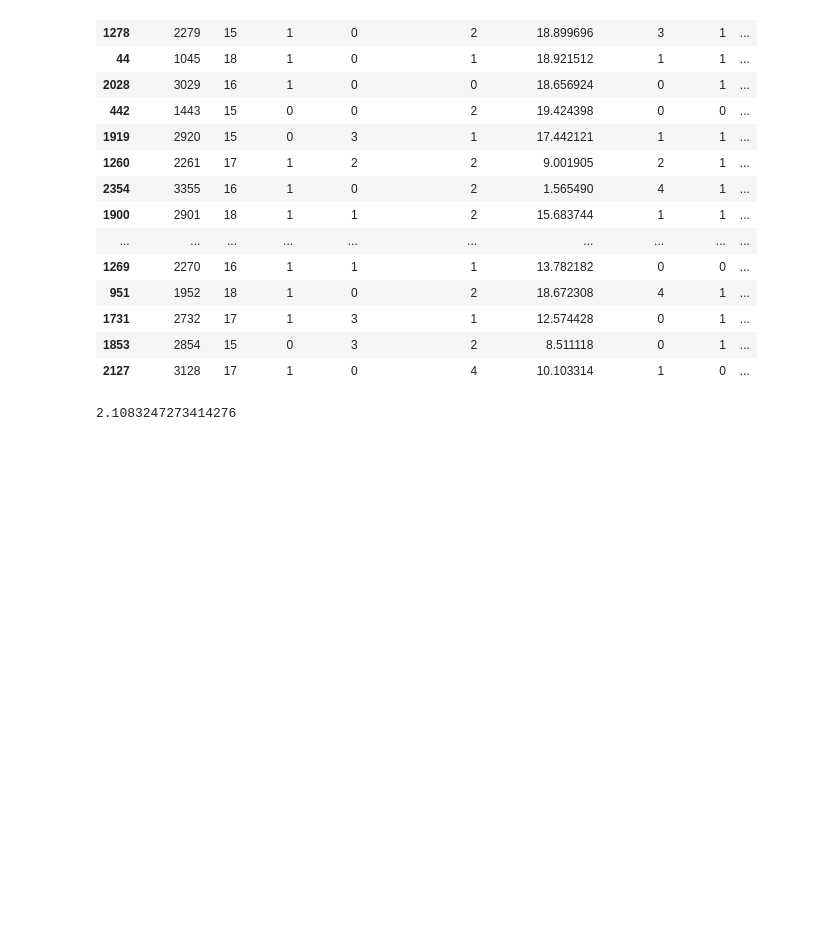
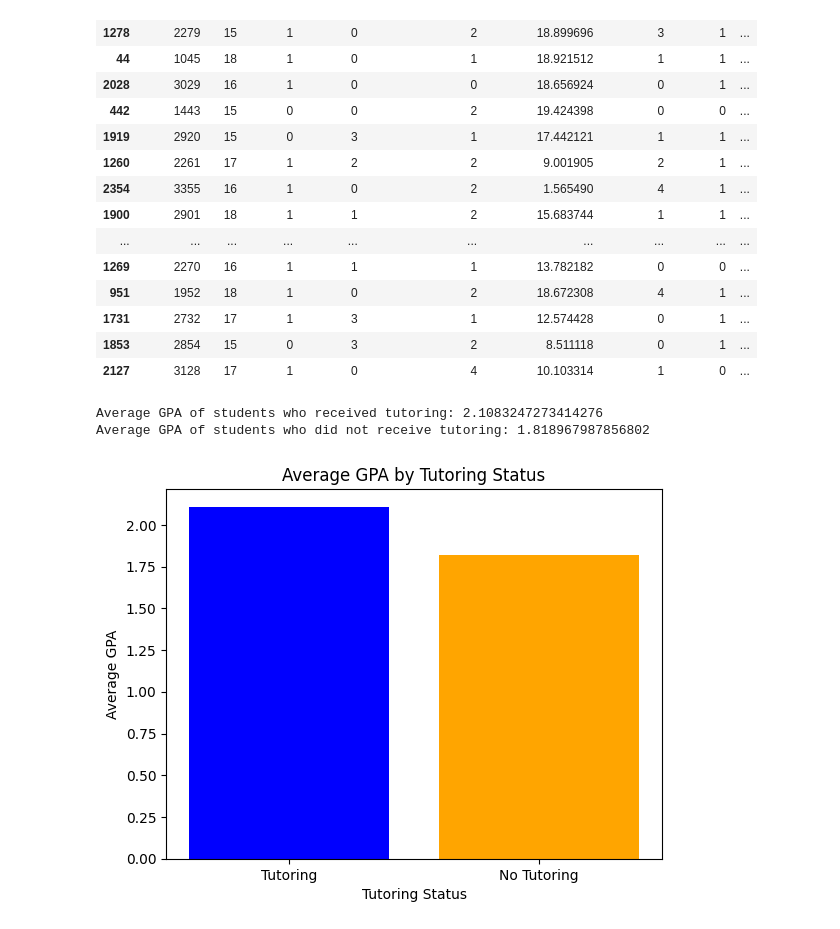
Before and after one commit to build-summer-2024/async-teal-michael-final-project, a Jupyter notebook: final_project.ipynb, the cells around one changed output. Cells and saved outputs as stored; diff of their text form; code cells hidden in the pictures; blank space fills up the shorter version.

Commit message:
Question 1 Visualization

```diff
--- a/final_project.ipynb
+++ b/final_project.ipynb
@@ -48,8 +48,24 @@ top10students.head(20)
 gpa_tutoring = student_data[student_data['Tutoring'] == 1]['GPA'].mean()
 
 #Average GPA of Students with No Tutoring
-gpa_no_tutoring = student_data[student_data['Tutoring'] == 0]['GPA'].mean()
+gpa_notutoring = student_data[student_data['Tutoring'] == 0]['GPA'].mean()
 
-gpa_tutoring
+print("Average GPA of students who received tutoring:" , gpa_tutoring)
+print("Average GPA of students who did not receive tutoring:" , gpa_notutoring)
 # %% [output]
-2.1083247273414276
+Average GPA of students who received tutoring: 2.1083247273414276
+Average GPA of students who did not receive tutoring: 1.818967987856802
+# %%
+#Question 1 Visualization - Bar Graph
+labels = ['Tutoring', 'No Tutoring']
+average_gpas = [gpa_tutoring, gpa_notutoring]
+
+plt.bar(labels, average_gpas, color=['blue', 'orange'])
+
+plt.title('Average GPA by Tutoring Status')
+plt.xlabel('Tutoring Status')
+plt.ylabel('Average GPA')
+
+plt.show()
+# %% [output]
+[figure, added]
```
Also changed, not shown: 1 other file.
